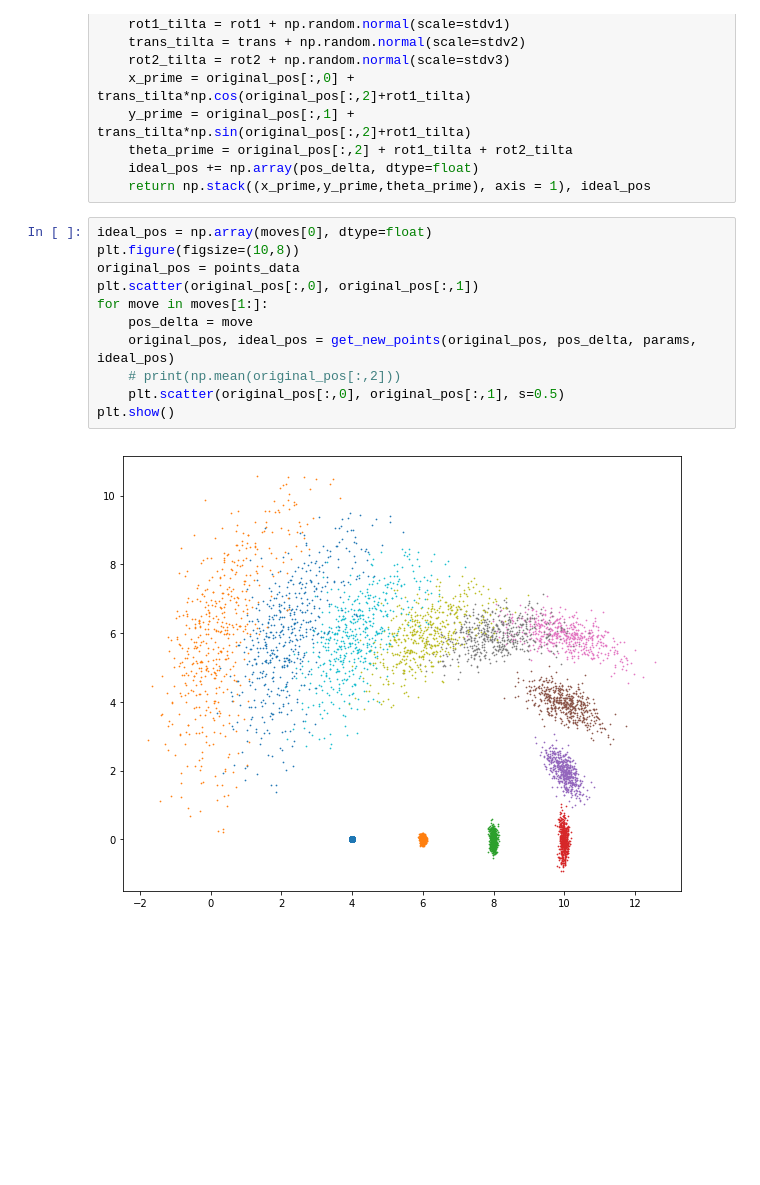
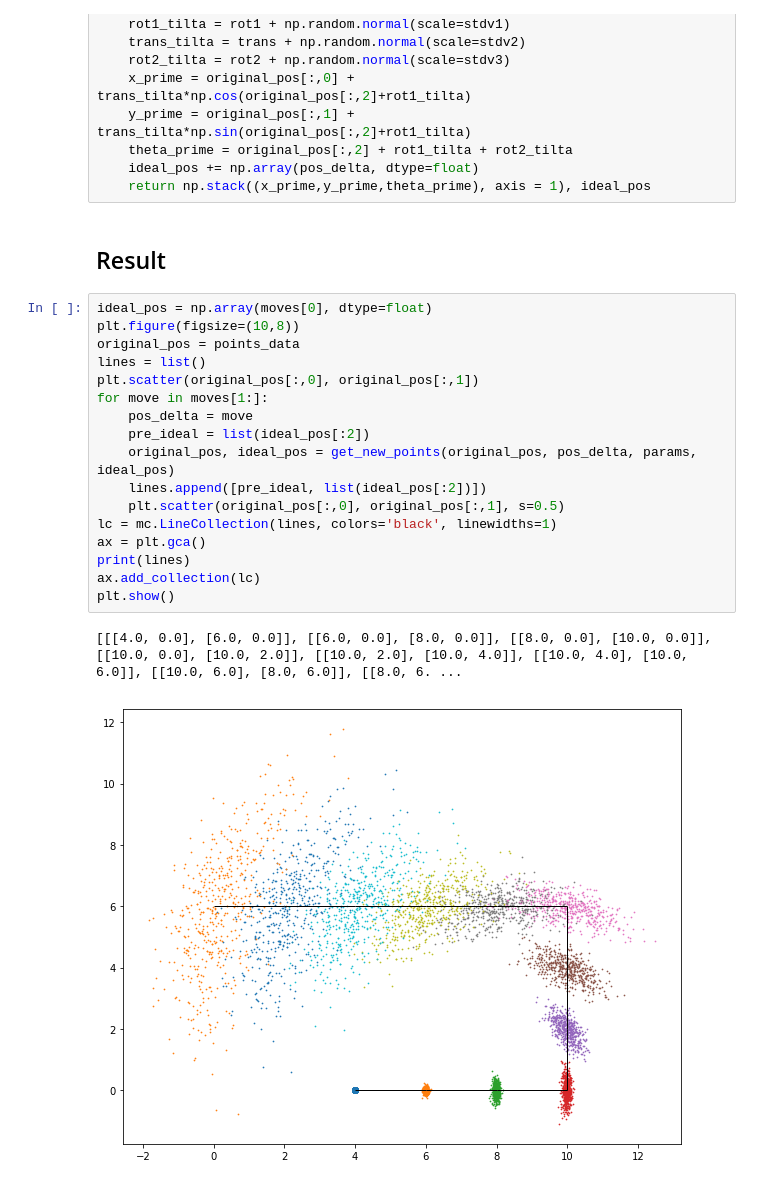
Before and after one commit to edydfang/SUSTech_CS401_Intelligent_Robot, a Jupyter notebook: 03_Probabilistic_Motion/odometry-based-motion-model.ipynb, the cells around one changed output. Cells and saved outputs as stored; diff of their text form; blank space fills up the shorter version.

```diff
--- a/03_Probabilistic_Motion/odometry-based-motion-model.ipynb
+++ b/03_Probabilistic_Motion/odometry-based-motion-model.ipynb
@@ -33,16 +36,25 @@ def get_new_points(original_pos, pos_delta, params, ideal_pos):
     theta_prime = original_pos[:,2] + rot1_tilta + rot2_tilta
     ideal_pos += np.array(pos_delta, dtype=float)
     return np.stack((x_prime,y_prime,theta_prime), axis = 1), ideal_pos
+# %% [markdown]
+## Result
 # %%
 ideal_pos = np.array(moves[0], dtype=float)
 plt.figure(figsize=(10,8))
 original_pos = points_data
+lines = list()
 plt.scatter(original_pos[:,0], original_pos[:,1])
 for move in moves[1:]:
     pos_delta = move
+    pre_ideal = list(ideal_pos[:2])
     original_pos, ideal_pos = get_new_points(original_pos, pos_delta, params, ideal_pos)
-    # print(np.mean(original_pos[:,2]))
+    lines.append([pre_ideal, list(ideal_pos[:2])])
     plt.scatter(original_pos[:,0], original_pos[:,1], s=0.5)
+lc = mc.LineCollection(lines, colors='black', linewidths=1)
+ax = plt.gca()
+print(lines)
+ax.add_collection(lc)
 plt.show()
 # %% [output]
+[[[4.0, 0.0], [6.0, 0.0]], [[6.0, 0.0], [8.0, 0.0]], [[8.0, 0.0], [10.0, 0.0]], [[10.0, 0.0], [10.0, 2.0]], [[10.0, 2.0], [10.0, 4.0]], [[10.0, 4.0], [10.0, 6.0]], [[10.0, 6.0], [8.0, 6.0]], [[8.0, 6. ...
-[figure, old version]
+[figure, new version]
```
Also changed, not shown: parts of 2 cells of this notebook, 1 other file.
